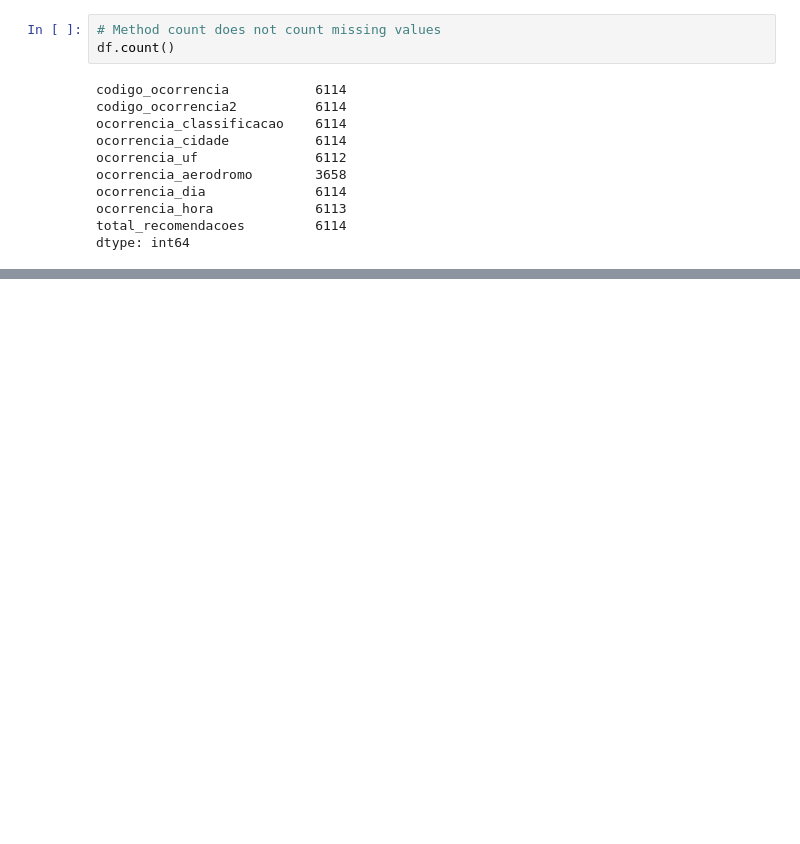
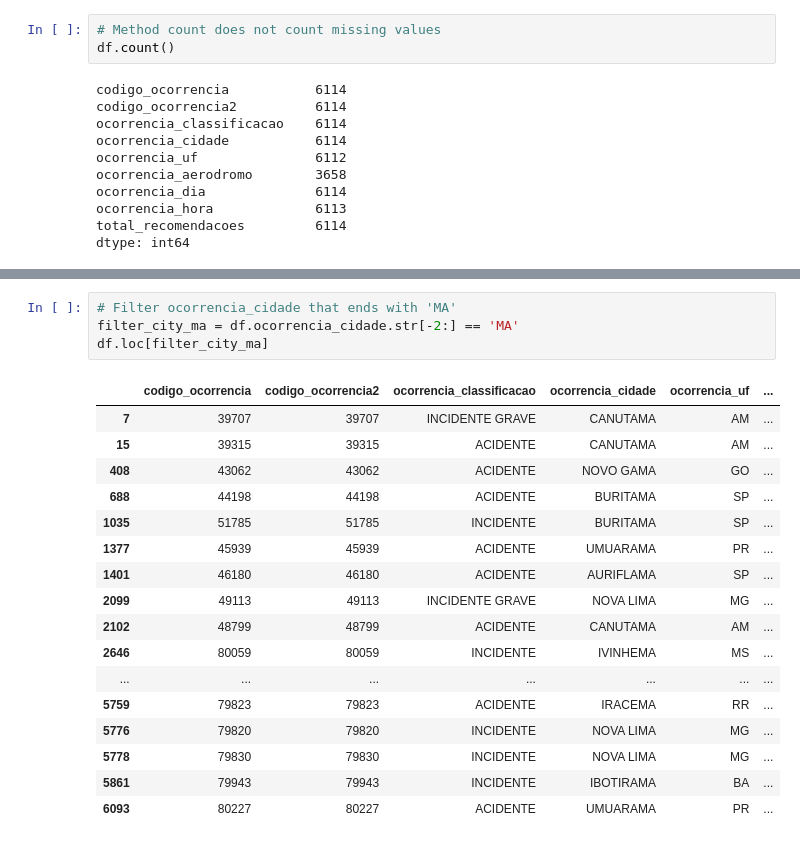
Before and after one commit to angelacpd/etl-dio, a Jupyter notebook: Transform.ipynb, the cells around one changed output, grey strips where cells are left out. Saved outputs shown, nothing was run; the diff lists cells and outputs as text; blank space fills up the shorter version.

Commit message:
Filter by content. String, method str. Date, method dt.

```diff
--- a/Transform.ipynb
+++ b/Transform.ipynb
@@ -331,0 +368,22 @@ df.loc[filter_classification & filter_state]
+# %%
+# Filter ocorrencia_cidade that ends with 'MA'
+filter_city_ma = df.ocorrencia_cidade.str[-2:] == 'MA'
+df.loc[filter_city_ma]
+# %% [output]
+|  | codigo_ocorrencia | codigo_ocorrencia2 | ocorrencia_classificacao | ocorrencia_cidade | ocorrencia_uf | ... |
+| 7 | 39707 | 39707 | INCIDENTE GRAVE | CANUTAMA | AM | ... |
+| 15 | 39315 | 39315 | ACIDENTE | CANUTAMA | AM | ... |
+| 408 | 43062 | 43062 | ACIDENTE | NOVO GAMA | GO | ... |
+| 688 | 44198 | 44198 | ACIDENTE | BURITAMA | SP | ... |
+| 1035 | 51785 | 51785 | INCIDENTE | BURITAMA | SP | ... |
+| 1377 | 45939 | 45939 | ACIDENTE | UMUARAMA | PR | ... |
+| 1401 | 46180 | 46180 | ACIDENTE | AURIFLAMA | SP | ... |
+| 2099 | 49113 | 49113 | INCIDENTE GRAVE | NOVA LIMA | MG | ... |
+| 2102 | 48799 | 48799 | ACIDENTE | CANUTAMA | AM | ... |
+| 2646 | 80059 | 80059 | INCIDENTE | IVINHEMA | MS | ... |
+| ... | ... | ... | ... | ... | ... | ... |
+| 5759 | 79823 | 79823 | ACIDENTE | IRACEMA | RR | ... |
+| 5776 | 79820 | 79820 | INCIDENTE | NOVA LIMA | MG | ... |
+| 5778 | 79830 | 79830 | INCIDENTE | NOVA LIMA | MG | ... |
+| 5861 | 79943 | 79943 | INCIDENTE | IBOTIRAMA | BA | ... |
+| 6093 | 80227 | 80227 | ACIDENTE | UMUARAMA | PR | ... |
```
Also changed, not shown: parts of 22 cells of this notebook.
